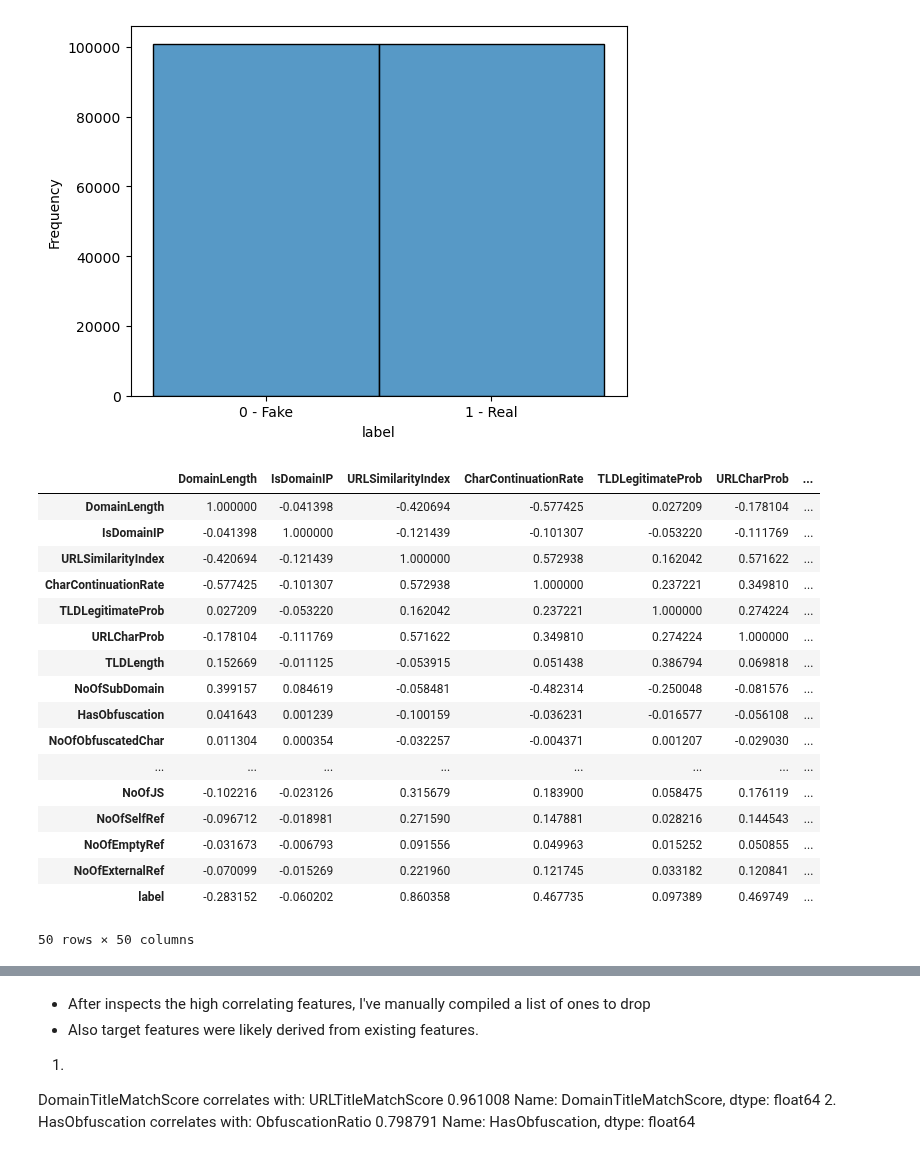
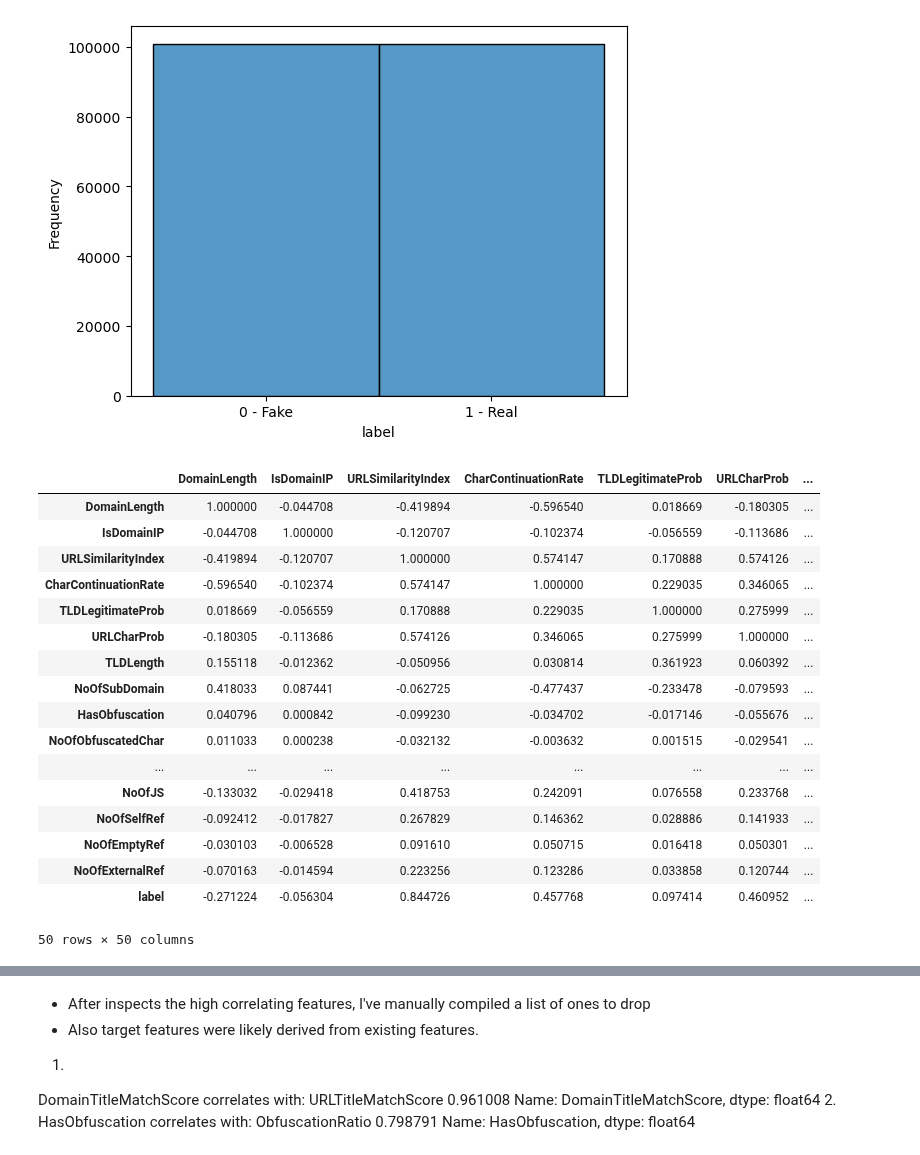
Before and after one commit to pmb-7684/Intro_MachineLearning, a Jupyter notebook: ML_final2025-2.ipynb, the cells around one changed output, grey strips where cells are left out. Saved outputs shown, nothing was run; the diff lists cells and outputs as text; code cells hidden in the pictures.

```diff
--- a/ML_final2025-2.ipynb
+++ b/ML_final2025-2.ipynb
@@ -213,28 +173,30 @@ Original class distribution: Counter({np.int64(1): 134850, np.int64(0): 100945})
 Resampled class distribution: Counter({np.int64(0): 100945, np.int64(1): 100945})
 Text(0, 0.5, 'Frequency')
 [figure]
+# %%
+phishing_clean2 = resampled_df.copy()
 # %%
 # sns.pairplot(phishing_clean)
 # %%
 # https://pandas.pydata.org/pandas-docs/stable/reference/api/pandas.DataFrame.corr.html
-phishing_clean.corr()
+phishing_clean2.corr()
 # %% [output]
 |  | DomainLength | IsDomainIP | URLSimilarityIndex | CharContinuationRate | TLDLegitimateProb | URLCharProb | ... |
-| DomainLength | 1.000000 | -0.041398 | -0.420694 | -0.577425 | 0.027209 | -0.178104 | ... |
-| IsDomainIP | -0.041398 | 1.000000 | -0.121439 | -0.101307 | -0.053220 | -0.111769 | ... |
-| URLSimilarityIndex | -0.420694 | -0.121439 | 1.000000 | 0.572938 | 0.162042 | 0.571622 | ... |
-| CharContinuationRate | -0.577425 | -0.101307 | 0.572938 | 1.000000 | 0.237221 | 0.349810 | ... |
-| TLDLegitimateProb | 0.027209 | -0.053220 | 0.162042 | 0.237221 | 1.000000 | 0.274224 | ... |
-| URLCharProb | -0.178104 | -0.111769 | 0.571622 | 0.349810 | 0.274224 | 1.000000 | ... |
-| TLDLength | 0.152669 | -0.011125 | -0.053915 | 0.051438 | 0.386794 | 0.069818 | ... |
-| NoOfSubDomain | 0.399157 | 0.084619 | -0.058481 | -0.482314 | -0.250048 | -0.081576 | ... |
-| HasObfuscation | 0.041643 | 0.001239 | -0.100159 | -0.036231 | -0.016577 | -0.056108 | ... |
-| NoOfObfuscatedChar | 0.011304 | 0.000354 | -0.032257 | -0.004371 | 0.001207 | -0.029030 | ... |
+| DomainLength | 1.000000 | -0.044708 | -0.419894 | -0.596540 | 0.018669 | -0.180305 | ... |
+| IsDomainIP | -0.044708 | 1.000000 | -0.120707 | -0.102374 | -0.056559 | -0.113686 | ... |
+| URLSimilarityIndex | -0.419894 | -0.120707 | 1.000000 | 0.574147 | 0.170888 | 0.574126 | ... |
+| CharContinuationRate | -0.596540 | -0.102374 | 0.574147 | 1.000000 | 0.229035 | 0.346065 | ... |
+| TLDLegitimateProb | 0.018669 | -0.056559 | 0.170888 | 0.229035 | 1.000000 | 0.275999 | ... |
+| URLCharProb | -0.180305 | -0.113686 | 0.574126 | 0.346065 | 0.275999 | 1.000000 | ... |
+| TLDLength | 0.155118 | -0.012362 | -0.050956 | 0.030814 | 0.361923 | 0.060392 | ... |
+| NoOfSubDomain | 0.418033 | 0.087441 | -0.062725 | -0.477437 | -0.233478 | -0.079593 | ... |
+| HasObfuscation | 0.040796 | 0.000842 | -0.099230 | -0.034702 | -0.017146 | -0.055676 | ... |
+| NoOfObfuscatedChar | 0.011033 | 0.000238 | -0.032132 | -0.003632 | 0.001515 | -0.029541 | ... |
 | ... | ... | ... | ... | ... | ... | ... | ... |
-| NoOfJS | -0.102216 | -0.023126 | 0.315679 | 0.183900 | 0.058475 | 0.176119 | ... |
-| NoOfSelfRef | -0.096712 | -0.018981 | 0.271590 | 0.147881 | 0.028216 | 0.144543 | ... |
-| NoOfEmptyRef | -0.031673 | -0.006793 | 0.091556 | 0.049963 | 0.015252 | 0.050855 | ... |
-| NoOfExternalRef | -0.070099 | -0.015269 | 0.221960 | 0.121745 | 0.033182 | 0.120841 | ... |
-| label | -0.283152 | -0.060202 | 0.860358 | 0.467735 | 0.097389 | 0.469749 | ... |
+| NoOfJS | -0.133032 | -0.029418 | 0.418753 | 0.242091 | 0.076558 | 0.233768 | ... |
+| NoOfSelfRef | -0.092412 | -0.017827 | 0.267829 | 0.146362 | 0.028886 | 0.141933 | ... |
+| NoOfEmptyRef | -0.030103 | -0.006528 | 0.091610 | 0.050715 | 0.016418 | 0.050301 | ... |
+| NoOfExternalRef | -0.070163 | -0.014594 | 0.223256 | 0.123286 | 0.033858 | 0.120744 | ... |
+| label | -0.271224 | -0.056304 | 0.844726 | 0.457768 | 0.097414 | 0.460952 | ... |
 50 rows × 50 columns
 # %%
```
Also changed, not shown: parts of 17 cells of this notebook.
